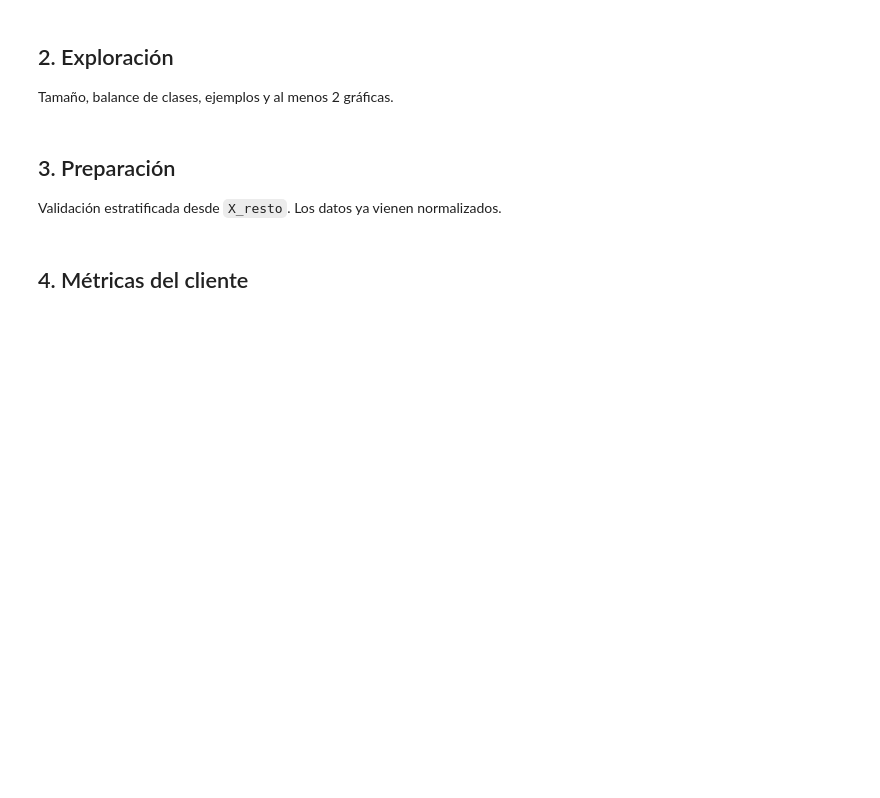
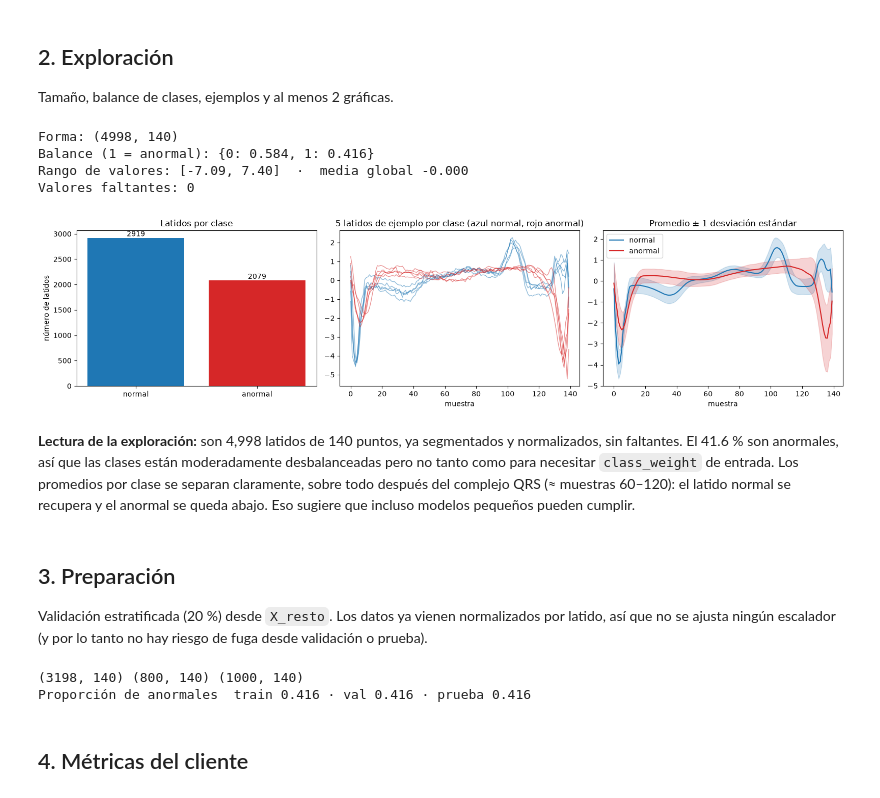
Before and after one commit to LuisPablo54/aa3-examen-p2-equipo-LuisFranMares, a Jupyter notebook: ecg/DEV_ecg.ipynb, the cells around one changed output. Cells and saved outputs as stored; diff of their text form; code cells hidden in the pictures; blank space fills up the shorter version.

Commit message:
ECG: DEV completo ejecutado (exploración, MLP/Conv1D/GRU, prueba única, 3 errores, limitaciones)
Co-Authored-By: Claude Opus 5.5 <noreply@anthropic.com>

```diff
--- a/ecg/DEV_ecg.ipynb
+++ b/ecg/DEV_ecg.ipynb
@@ -33,11 +44,51 @@ print("Balance (1 = anormal):", pd.Series(y).value_counts(normalize=True).round(
+# %%
+import matplotlib.pyplot as plt
+print("Forma:", X.shape)
+print("Balance (1 = anormal):", pd.Series(y).value_counts(normalize=True).round(3).to_dict())
+print(f"Rango de valores: [{X.min():.2f}, {X.max():.2f}]  ·  media global {X.mean():.3f}")
+print("Valores faltantes:", int(np.isnan(X).sum()))
+
+nombres = {0: "normal", 1: "anormal"}
+colores = {0: "tab:blue", 1: "tab:red"}
+t = np.arange(X.shape[1])
+
+fig, ax = plt.subplots(1, 3, figsize=(16, 4))
+conteo = pd.Series(y).map(nombres).value_counts()
+ax[0].bar(conteo.index, conteo.values, color=["tab:blue", "tab:red"])
+ax[0].set_title("Latidos por clase"); ax[0].set_ylabel("número de latidos")
+for k, v in enumerate(conteo.values): ax[0].text(k, v, str(v), ha="center", va="bottom")
+
+for c in (0, 1):
+    for fila in X[y == c][:5]:
+        ax[1].plot(t, fila, color=colores[c], alpha=0.5, lw=1)
+ax[1].set_title("5 latidos de ejemplo por clase (azul normal, rojo anormal)"); ax[1].set_xlabel("muestra")
+
+for c in (0, 1):
+    mu, sd = X[y == c].mean(0), X[y == c].std(0)
+    ax[2].plot(t, mu, color=colores[c], label=nombres[c])
+    ax[2].fill_between(t, mu - sd, mu + sd, color=colores[c], alpha=0.2)
+ax[2].set_title("Promedio ± 1 desviación estándar"); ax[2].set_xlabel("muestra"); ax[2].legend()
+plt.tight_layout(); plt.show()
+# %% [output]
+Forma: (4998, 140)
+Balance (1 = anormal): {0: 0.584, 1: 0.416}
+Rango de valores: [-7.09, 7.40]  ·  media global -0.000
+Valores faltantes: 0
+[figure, added]
+# %% [markdown]
+**Lectura de la exploración:** son 4,998 latidos de 140 puntos, ya segmentados y normalizados, sin faltantes. El 41.6 % son anormales, así que las clases están moderadamente desbalanceadas pero no tanto como para necesitar `class_weight` de entrada. Los promedios por clase se separan claramente, sobre todo después del complejo QRS (≈ muestras 60–120): el latido normal se recupera y el anormal se queda abajo. Eso sugiere que incluso modelos pequeños pueden cumplir.
 # %% [markdown]
 ## 3. Preparación
-Validación estratificada desde `X_resto`. Los datos ya vienen normalizados.
+Validación estratificada (20 %) desde `X_resto`. Los datos ya vienen normalizados por latido, así que no se ajusta ningún escalador (y por lo tanto no hay riesgo de fuga desde validación o prueba).
 # %%
 X_tr, X_val, y_tr, y_val = train_test_split(X_resto, y_resto, test_size=0.2,
                                             stratify=y_resto, random_state=42)
 X_tr_s, X_val_s, X_prueba_s = (a[..., None] for a in (X_tr, X_val, X_prueba))  # (n, 140, 1) para Conv1D/RNN
 print(X_tr.shape, X_val.shape, X_prueba.shape)
+print("Proporción de anormales  train %.3f · val %.3f · prueba %.3f" % (y_tr.mean(), y_val.mean(), y_prueba.mean()))
+# %% [output]
+(3198, 140) (800, 140) (1000, 140)
+Proporción de anormales  train 0.416 · val 0.416 · prueba 0.416
 # %% [markdown]
 ## 4. Métricas del cliente
 # %%
```
Also changed, not shown: parts of 22 cells of this notebook.
